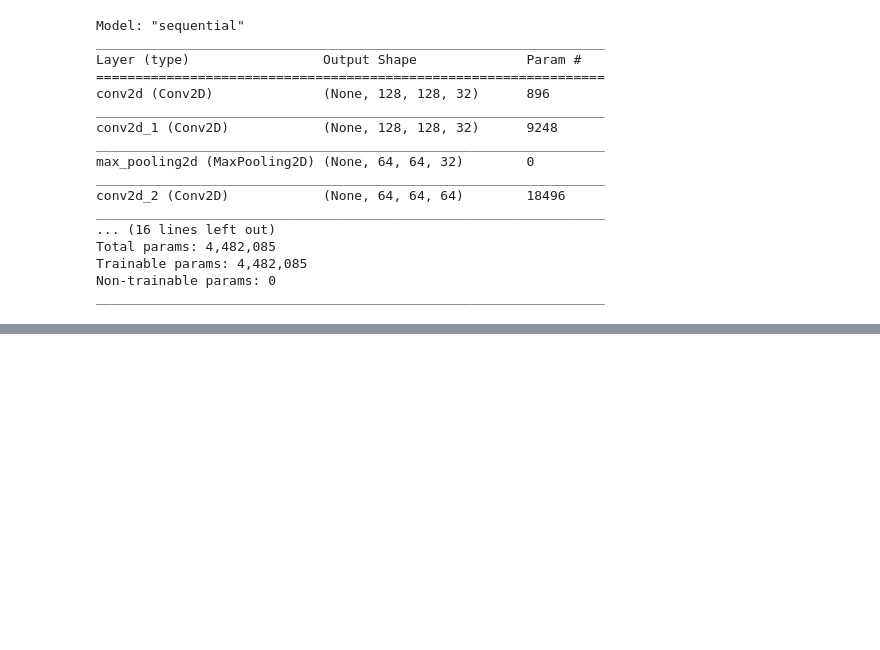
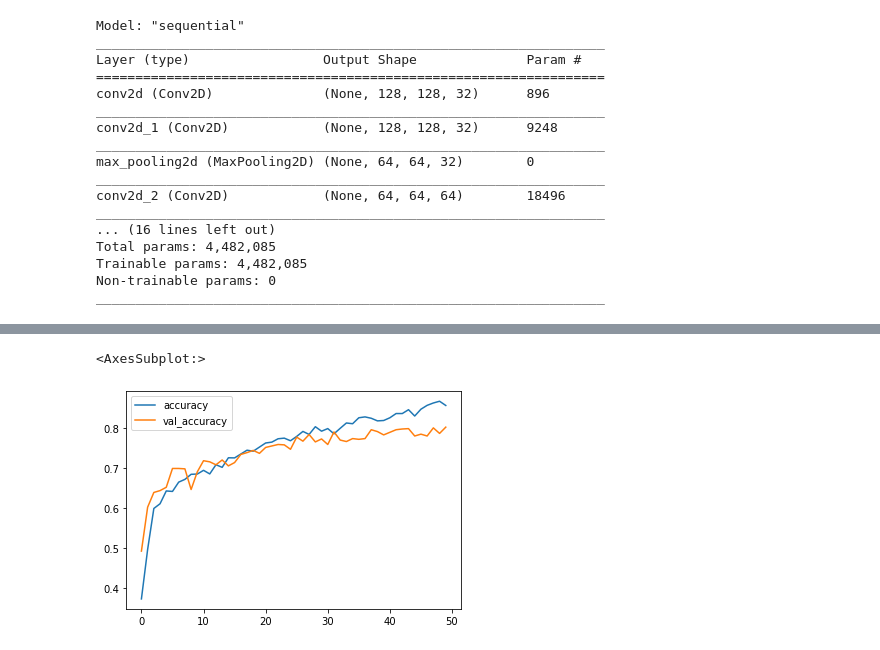
Before and after one commit to goagain/Flower-Recognition, a Jupyter notebook: model/Flower type recognition.ipynb, the cells around one changed output, grey strips where cells are left out. Saved outputs shown, nothing was run; the diff lists cells and outputs as text; code cells hidden in the pictures; blank space fills up the shorter version.

```diff
--- a/model/Flower type recognition.ipynb
+++ b/model/Flower type recognition.ipynb
@@ -163,0 +293,24 @@ model.fit(X_train, Y_train, validation_data=(X_test, Y_test),epochs=20)
+# %%
+from keras.preprocessing.image import ImageDataGenerator
+
+datagen = ImageDataGenerator(
+        featurewise_center=False,  # set input mean to 0 over the dataset
+        samplewise_center=False,  # set each sample mean to 0
+        featurewise_std_normalization=False,  # divide inputs by std of the dataset
+        samplewise_std_normalization=False,  # divide each input by its std
+        zca_whitening=False,  # apply ZCA whitening
+        rotation_range=30,  # randomly rotate images in the range (degrees, 0 to 180)
+        zoom_range = 0.1, # Randomly zoom image
+        width_shift_range=0.2,  # randomly shift images horizontally (fraction of total width)
+        height_shift_range=0.2,  # randomly shift images vertically (fraction of total height)
+        horizontal_flip=True,  # randomly flip images
+        vertical_flip=False)  # randomly flip images
+
+
+datagen.fit(X_train)
+# %%
+batch_size = 32
+epochs = 50
+model.fit(datagen.flow(X_train,Y_train, batch_size=batch_size),
+                              epochs = epochs, validation_data = (X_test,Y_test),
+                              verbose = 1, steps_per_epoch=X_train.shape[0] // batch_size)
@@ -163,0 +336,4 @@ model.fit(X_train, Y_train, validation_data=(X_test, Y_test),epochs=20)
+# %%
+history = model.history.history
+df = pd.DataFrame(history)
+df
@@ -164 +358,6 @@ model.fit(X_train, Y_train, validation_data=(X_test, Y_test),epochs=20)
+# %%
+df[['accuracy', 'val_accuracy']].plot()
+# %% [output]
+<AxesSubplot:>
+[figure, added]
 # %%
```
Also changed, not shown: parts of 14 cells of this notebook, 14 other files.
